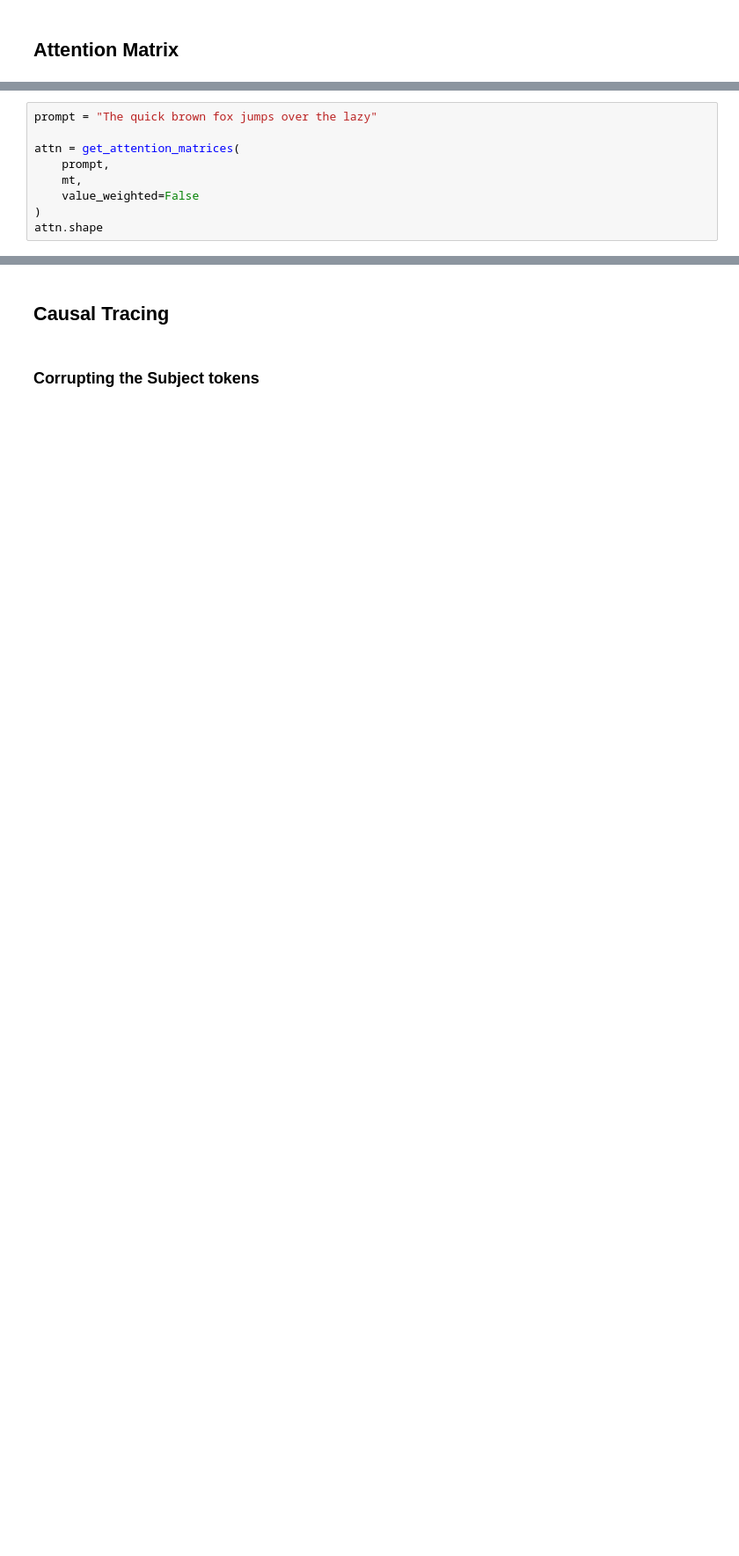
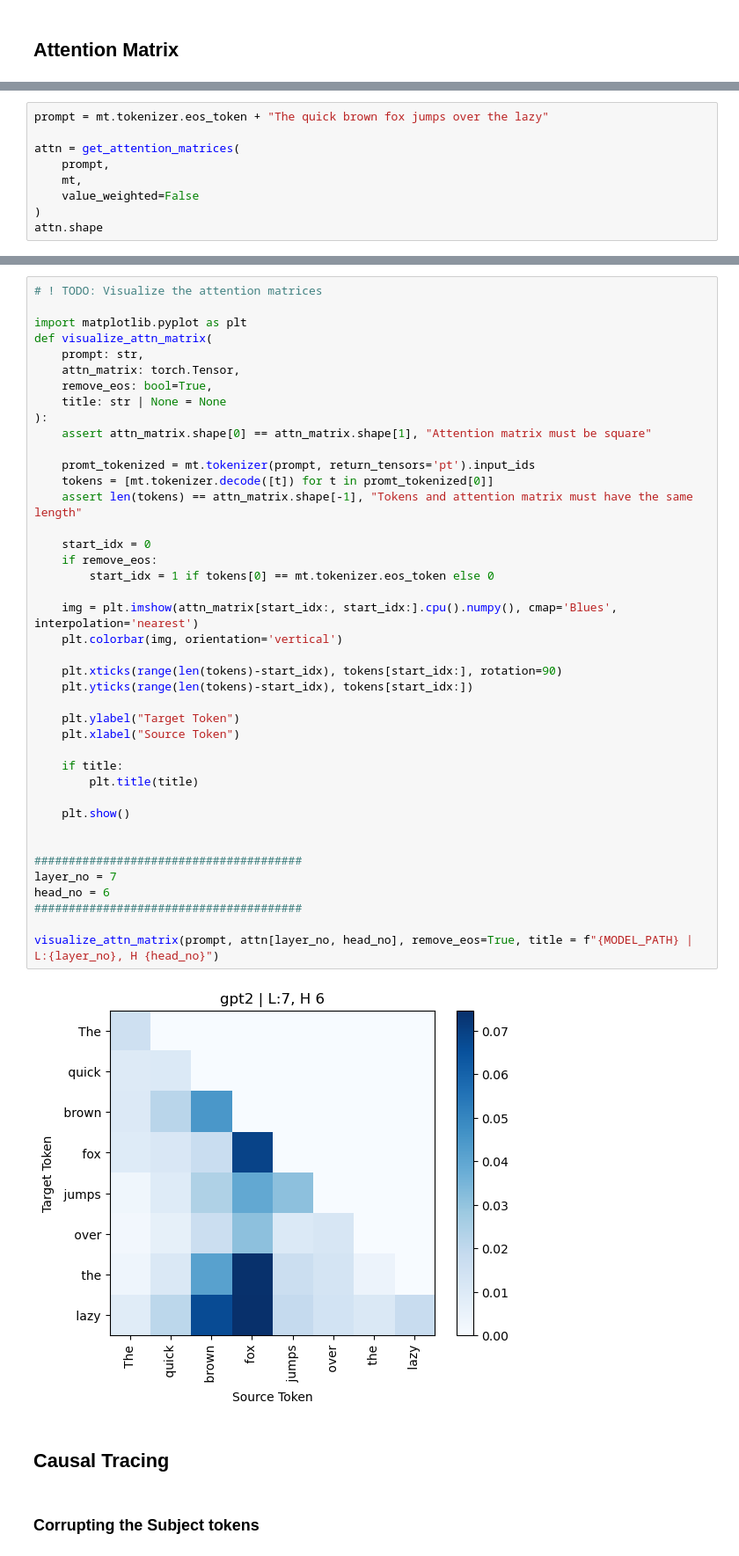
Before and after one commit to arnab-api/llmdistil, a Jupyter notebook: backend/demo.ipynb, the cells around one changed output, grey strips where cells are left out. Shown at 88% size. Cells and saved outputs as stored; diff of their text form; blank space fills up the shorter version.

Commit message:
added a preliminary visual for attention maps

```diff
--- a/backend/demo.ipynb
+++ b/backend/demo.ipynb
@@ -54,7 +54,7 @@ def get_attention_matrices(
         attentions = torch.einsum("abcd,abd->abcd", attentions, values.norm(dim=-1))
     return attentions
 # %%
-prompt = "The quick brown fox jumps over the lazy"
+prompt = mt.tokenizer.eos_token + "The quick brown fox jumps over the lazy"
 
 attn = get_attention_matrices(
     prompt,
@@ -69,3 +67,46 @@ torch.Size([12, 12, 8, 8])
+# %%
+# ! TODO: Visualize the attention matrices
+
+import matplotlib.pyplot as plt
+def visualize_attn_matrix(
+    prompt: str,
+    attn_matrix: torch.Tensor,
+    remove_eos: bool=True,
+    title: str | None = None
+):
+    assert attn_matrix.shape[0] == attn_matrix.shape[1], "Attention matrix must be square"
+
+    promt_tokenized = mt.tokenizer(prompt, return_tensors='pt').input_ids
+    tokens = [mt.tokenizer.decode([t]) for t in promt_tokenized[0]]
+    assert len(tokens) == attn_matrix.shape[-1], "Tokens and attention matrix must have the same length"
+
+    start_idx = 0
+    if remove_eos:
+        start_idx = 1 if tokens[0] == mt.tokenizer.eos_token else 0
+
+    img = plt.imshow(attn_matrix[start_idx:, start_idx:].cpu().numpy(), cmap='Blues', interpolation='nearest')
+    plt.colorbar(img, orientation='vertical')
+
+    plt.xticks(range(len(tokens)-start_idx), tokens[start_idx:], rotation=90)
+    plt.yticks(range(len(tokens)-start_idx), tokens[start_idx:])
+
+    plt.ylabel("Target Token")
+    plt.xlabel("Source Token")
+
+    if title:
+        plt.title(title)
+
+    plt.show()
+
+
+#######################################
+layer_no = 7
+head_no = 6
+#######################################
+
+visualize_attn_matrix(prompt, attn[layer_no, head_no], remove_eos=True, title = f"{MODEL_PATH} | L:{layer_no}, H {head_no}")
+# %% [output]
+[figure, added]
 # %% [markdown]
 ## Causal Tracing
 # %% [markdown]
```
Also changed, not shown: parts of 3 cells of this notebook.
